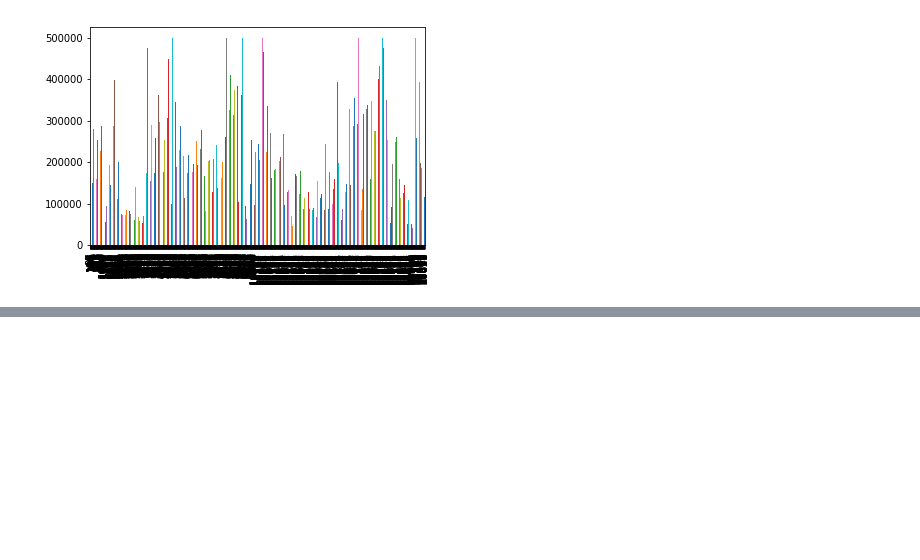
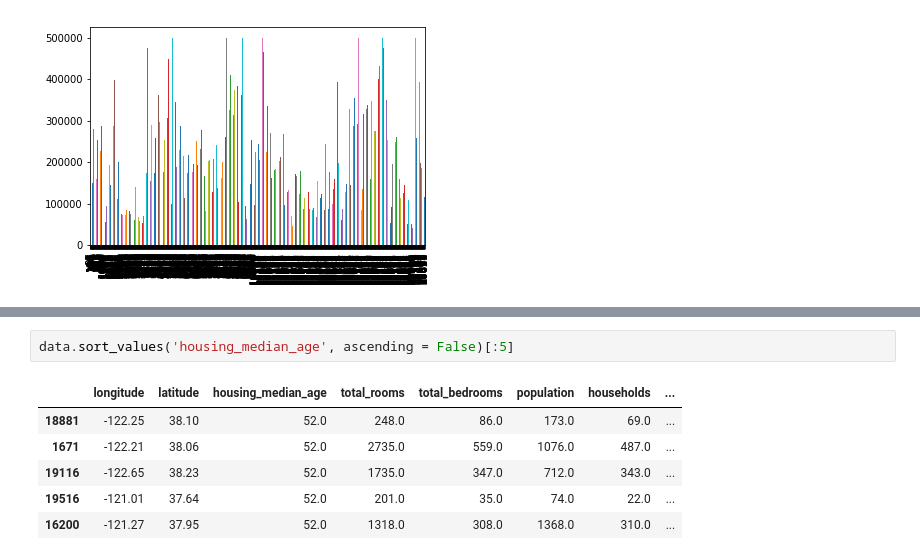
Before and after one commit to noelkonagai/Workshops, a Jupyter notebook: web_scraping_pt1/web_scraping_pt1.ipynb, the cells around one changed output, grey strips where cells are left out. Saved outputs shown, nothing was run; the diff lists cells and outputs as text; blank space fills up the shorter version.

```diff
--- a/web_scraping_pt1/web_scraping_pt1.ipynb
+++ b/web_scraping_pt1/web_scraping_pt1.ipynb
@@ -260,0 +272,9 @@ narrowed_df['median_house_value'].plot(kind='bar')
+# %%
+data.sort_values('housing_median_age', ascending = False)[:5]
+# %% [output]
+|  | longitude | latitude | housing_median_age | total_rooms | total_bedrooms | population | households | ... |
+| 18881 | -122.25 | 38.10 | 52.0 | 248.0 | 86.0 | 173.0 | 69.0 | ... |
+| 1671 | -122.21 | 38.06 | 52.0 | 2735.0 | 559.0 | 1076.0 | 487.0 | ... |
+| 19116 | -122.65 | 38.23 | 52.0 | 1735.0 | 347.0 | 712.0 | 343.0 | ... |
+| 19516 | -121.01 | 37.64 | 52.0 | 201.0 | 35.0 | 74.0 | 22.0 | ... |
+| 16200 | -121.27 | 37.95 | 52.0 | 1318.0 | 308.0 | 1368.0 | 310.0 | ... |
```
Also changed, not shown: parts of 6 cells of this notebook, 2 other files.
